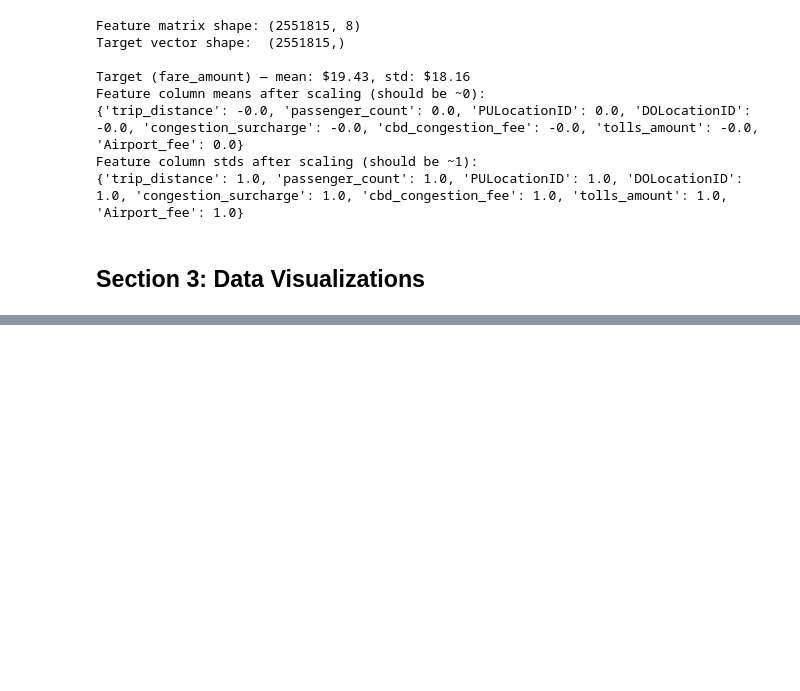
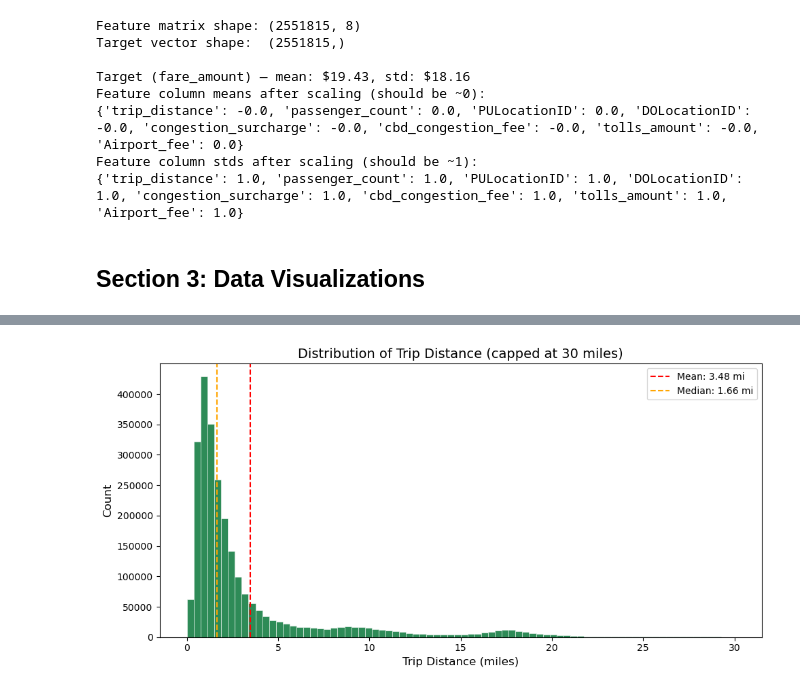
Before and after one commit to trevorsmith00/ista421_final, a Jupyter notebook: notebook/taxi_analysis.ipynb, the cells around one changed output, grey strips where cells are left out. Saved outputs shown, nothing was run; the diff lists cells and outputs as text; code cells hidden in the pictures; blank space fills up the shorter version.

```diff
--- a/notebook/taxi_analysis.ipynb
+++ b/notebook/taxi_analysis.ipynb
@@ -187,0 +205,19 @@ Feature column stds after scaling (should be ~1):
+# %%
+# Histogram of trip_distance distribution (capped at 30 miles for readability)
+trip_plot = df_clean[df_clean['trip_distance'] <= 30]['trip_distance']
+
+fig, ax = plt.subplots(figsize=(10, 5))
+ax.hist(trip_plot, bins=80, color='seagreen', edgecolor='white', linewidth=0.4)
+ax.axvline(df_clean['trip_distance'].mean(), color='red', linestyle='--',
+           label=f"Mean: {df_clean['trip_distance'].mean():.2f} mi")
+ax.axvline(df_clean['trip_distance'].median(), color='orange', linestyle='--',
+           label=f"Median: {df_clean['trip_distance'].median():.2f} mi")
+ax.set_xlabel('Trip Distance (miles)', fontsize=12)
+ax.set_ylabel('Count', fontsize=12)
+ax.set_title('Distribution of Trip Distance (capped at 30 miles)', fontsize=14)
+ax.legend()
+plt.tight_layout()
+plt.savefig('../figures/distance_histogram.png', dpi=150, bbox_inches='tight')
+plt.show()
+# %% [output]
+[figure, added]
```
Also changed, not shown: parts of 9 cells of this notebook, 1 other file.
